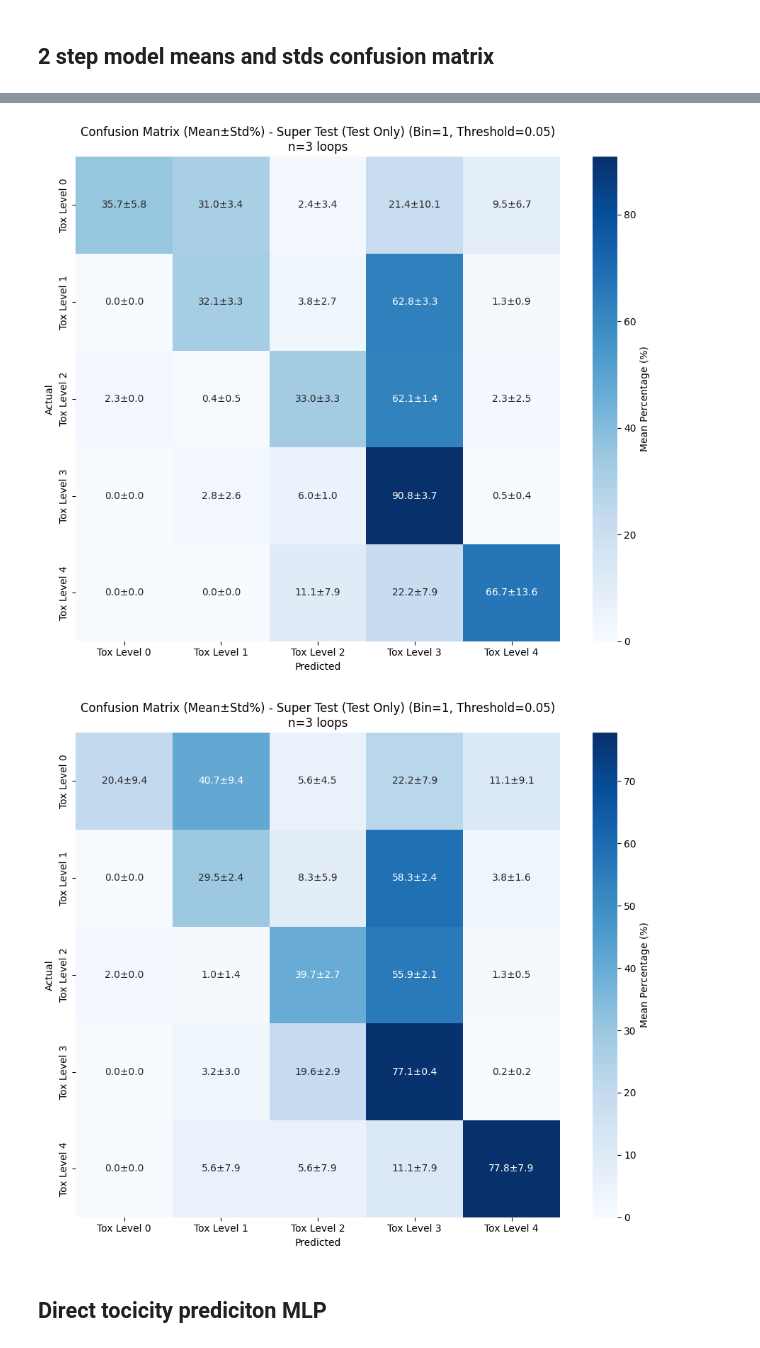
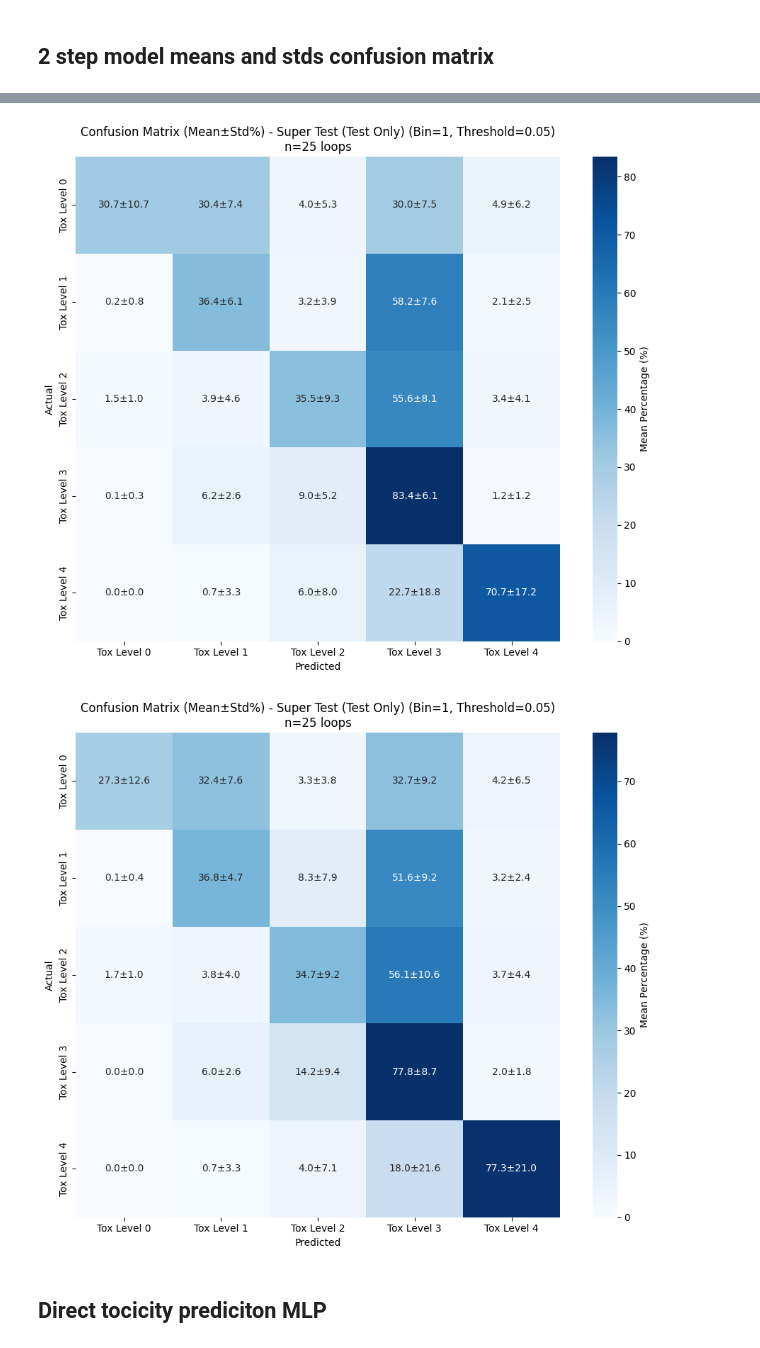
Before and after one commit to DashLLipsey/PREDICT-MIT-LL, a Jupyter notebook: Notebooks/2_step_model_confusion_and_heatmaps.ipynb, the cells around one changed output, grey strips where cells are left out. Saved outputs shown, nothing was run; the diff lists cells and outputs as text; code cells hidden in the pictures.

```diff
--- a/Notebooks/2_step_model_confusion_and_heatmaps.ipynb
+++ b/Notebooks/2_step_model_confusion_and_heatmaps.ipynb
@@ -2988,21 +2988,21 @@ create_percentage_confusion_matrix_mean_std(folder='/home/dlipsey/MITLincolnLabs
                                             save_plots=False,
                                             test_in=True,
                                             train_in=False,
-                                            num_loops=3) # None for all
+                                            num_loops=25) # None for all
 # %% [output]
-[figure, old version]
+[figure, new version]
 # %%
 # Synthetic Ablation Super Test Confusion Matrix
 create_percentage_confusion_matrix_mean_std(folder='/home/dlipsey/MITLincolnLabs/MIT_LL_data/',
                                             folder_name='2step_synth_abl_134_loop_super_test',
                                             bin_size=1, threshold_size=0.05,
                                             use_super_test=True,
                                             save_plots=False,
                                             test_in=True,
                                             train_in=False,
-                                            num_loops=3) # None for all
+                                            num_loops=25) # None for all
 # %% [output]
-[figure, old version]
+[figure, new version]
 # %% [markdown]
 ## Direct tocicity prediciton MLP
 # %%
```
Also changed, not shown: parts of 8 cells of this notebook, 5 other files.
